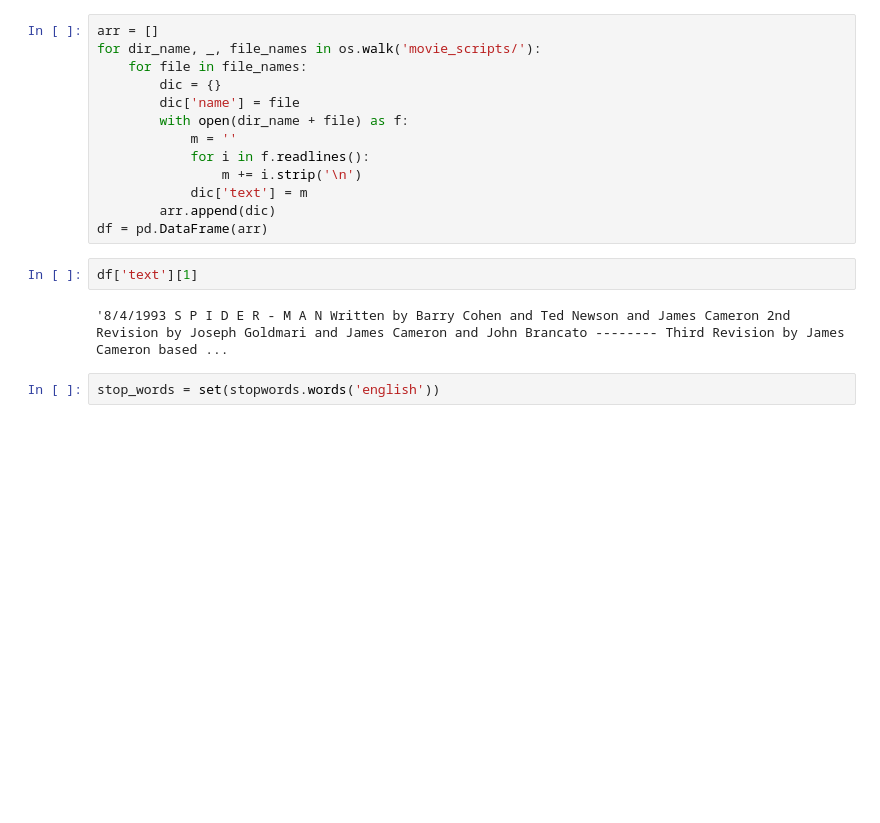
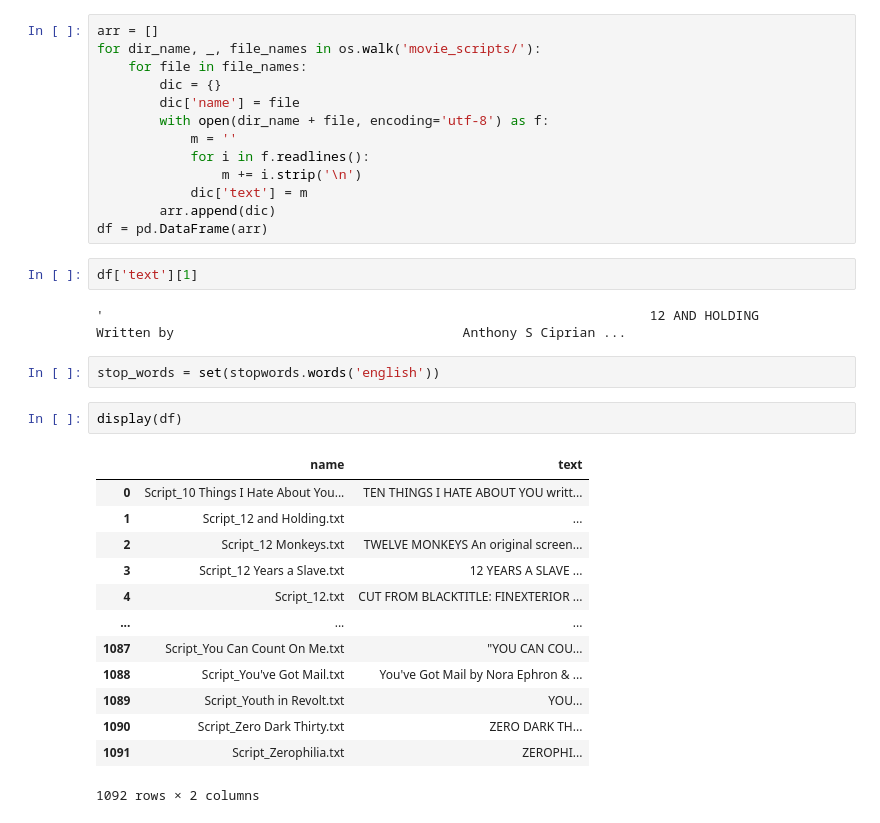
Before and after one commit to sanskarg348/movie_script_analysis, a Jupyter notebook: Untitled.ipynb, the cells around one changed output. Cells and saved outputs as stored; diff of their text form; blank space fills up the shorter version.

```diff
--- a/Untitled.ipynb
+++ b/Untitled.ipynb
@@ -10,7 +15,7 @@ for dir_name, _, file_names in os.walk('movie_scripts/'):
     for file in file_names:
         dic = {}
         dic['name'] = file
-        with open(dir_name + file) as f:
+        with open(dir_name + file, encoding='utf-8') as f:
             m = ''
             for i in f.readlines():
                 m += i.strip('\n')
@@ -20,7 +25,23 @@ df = pd.DataFrame(arr)
 # %%
 df['text'][1]
 # %% [output]
-'8/4/1993 S P I D E R - M A N Written by Barry Cohen and Ted Newson and James Cameron 2nd Revision by Joseph Goldmari and James Cameron and John Brancato -------- Third Revision by James Cameron based ...
+'                                                                      12 AND HOLDING                                                   Written by                                     Anthony S Ciprian ...
 # %%
 stop_words = set(stopwords.words('english'))
+# %%
+display(df)
+# %% [output]
+|  | name | text |
+| 0 | Script_10 Things I Hate About You... | TEN THINGS I HATE ABOUT YOU writt... |
+| 1 | Script_12 and Holding.txt | ... |
+| 2 | Script_12 Monkeys.txt | TWELVE MONKEYS An original screen... |
+| 3 | Script_12 Years a Slave.txt | 12 YEARS A SLAVE ... |
+| 4 | Script_12.txt | CUT FROM BLACKTITLE: FINEXTERIOR ... |
+| ... | ... | ... |
+| 1087 | Script_You Can Count On Me.txt | "YOU CAN COU... |
+| 1088 | Script_You've Got Mail.txt | You've Got Mail by Nora Ephron & ... |
+| 1089 | Script_Youth in Revolt.txt | YOU... |
+| 1090 | Script_Zero Dark Thirty.txt | ZERO DARK TH... |
+| 1091 | Script_Zerophilia.txt | ZEROPHI... |
+1092 rows × 2 columns
 # %%
```
Also changed, not shown: parts of 3 cells of this notebook.
